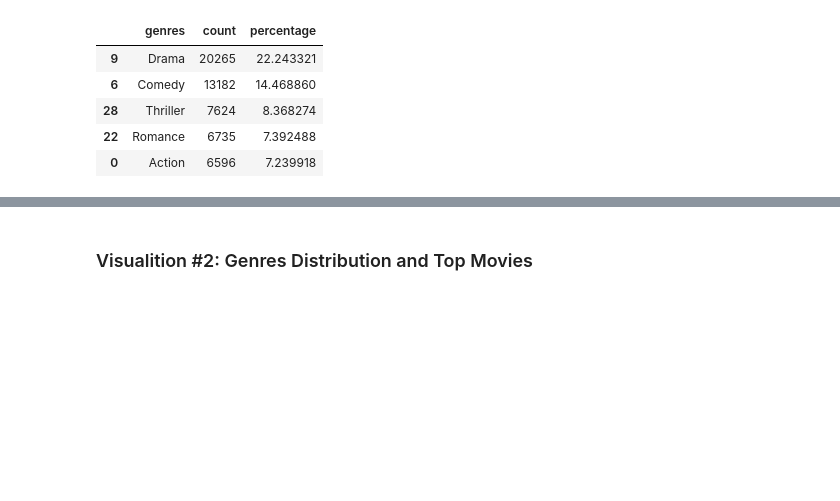
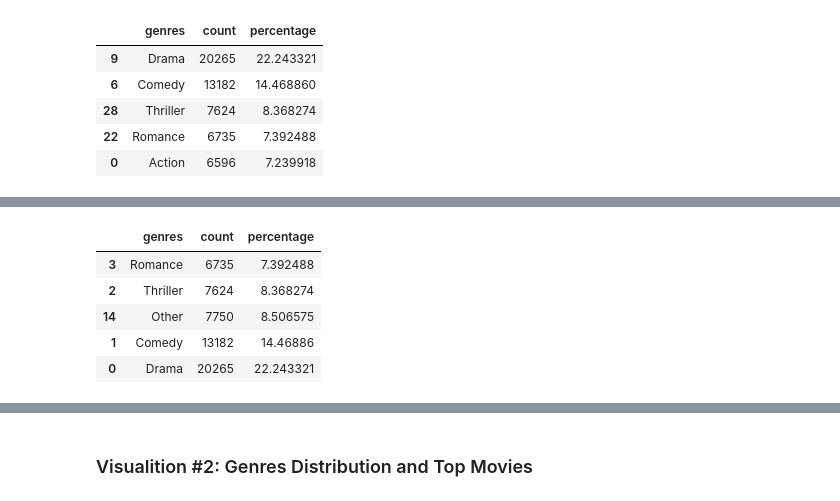
Before and after one commit to balajigandhi/msds_dtsa5304, a Jupyter notebook: The_Movies_Dataset.ipynb, the cells around one changed output, grey strips where cells are left out. Saved outputs shown, nothing was run; the diff lists cells and outputs as text; code cells hidden in the pictures; blank space fills up the shorter version.

```diff
--- a/The_Movies_Dataset.ipynb
+++ b/The_Movies_Dataset.ipynb
@@ -40,7 +40,8 @@ movies_metadata_genres.head()
 | 4 | 11862 | Father of the Bride Part II | [{'id': 35, 'name': 'Comedy'}] |
 # %%
 # genres column is a string representation of a list of dictionaries. We need to convert it to a list of strings.
-movies_metadata_genres['genres'] = (
+movies_metadata_genres_as_list = movies_metadata_genres.copy()
+movies_metadata_genres_as_list['genres'] = (
     movies_metadata_genres['genres']
     .fillna('[]')
     .apply(literal_eval)
@@ -57,6 +58,6 @@ movies_metadata_genres.head()
 # %%
 # The genres column is now a list of strings. We can now explode the genres column and group by genres.
-movies_metadata_genres_exploded = movies_metadata_genres.explode('genres')
+movies_metadata_genres_exploded = movies_metadata_genres_as_list.explode('genres')
 movies_metadata_genres_exploded = movies_metadata_genres_exploded.groupby('genres').size().reset_index(name='count')
 movies_metadata_genres_exploded = movies_metadata_genres_exploded.sort_values('count', ascending=False)
 # calculate the percentage
@@ -71,0 +94,16 @@ movies_metadata_genres_exploded.head()
+# %%
+# Remove the records with the wrong genres values
+wrong_genres = ['Odyssey Media',
+'Pulser Productions',
+'Rogue State',
+'GoHands',
+'Carousel Productions',
+'Sentai Filmworks',
+'Telescene Film Group Productions',
+'The Cartel',
+'BROSTA TV',
+'Vision View Entertainment',
+'Aniplex',
+'Mardock Scramble Production Committee']
+movies_metadata_genres_exploded = movies_metadata_genres_exploded[~movies_metadata_genres_exploded['genres'].isin(wrong_genres)]
+movies_metadata_genres_exploded.genres.unique().tolist()
@@ -72 +131,18 @@ movies_metadata_genres_exploded.head()
+# %%
+# Group the genres with less than 2% into a single genre called 'Other'
+threshold = 2
+other_genres = movies_metadata_genres_exploded[movies_metadata_genres_exploded['percentage'] < threshold]
+other_genres = other_genres.sum()
+other_genres['genres'] = 'Other'
+movies_metadata_genres_exploded = movies_metadata_genres_exploded[movies_metadata_genres_exploded['percentage'] >= threshold]
+movies_metadata_genres_exploded = pd.concat([movies_metadata_genres_exploded, other_genres.to_frame().T], ignore_index=True)
+movies_metadata_genres_exploded = movies_metadata_genres_exploded.sort_values('count')
+movies_metadata_genres_exploded.tail()
+# %% [output]
+|  | genres | count | percentage |
+| 3 | Romance | 6735 | 7.392488 |
+| 2 | Thriller | 7624 | 8.368274 |
+| 14 | Other | 7750 | 8.506575 |
+| 1 | Comedy | 13182 | 14.46886 |
+| 0 | Drama | 20265 | 22.243321 |
 # %%
```
Also changed, not shown: parts of 4 cells of this notebook.
